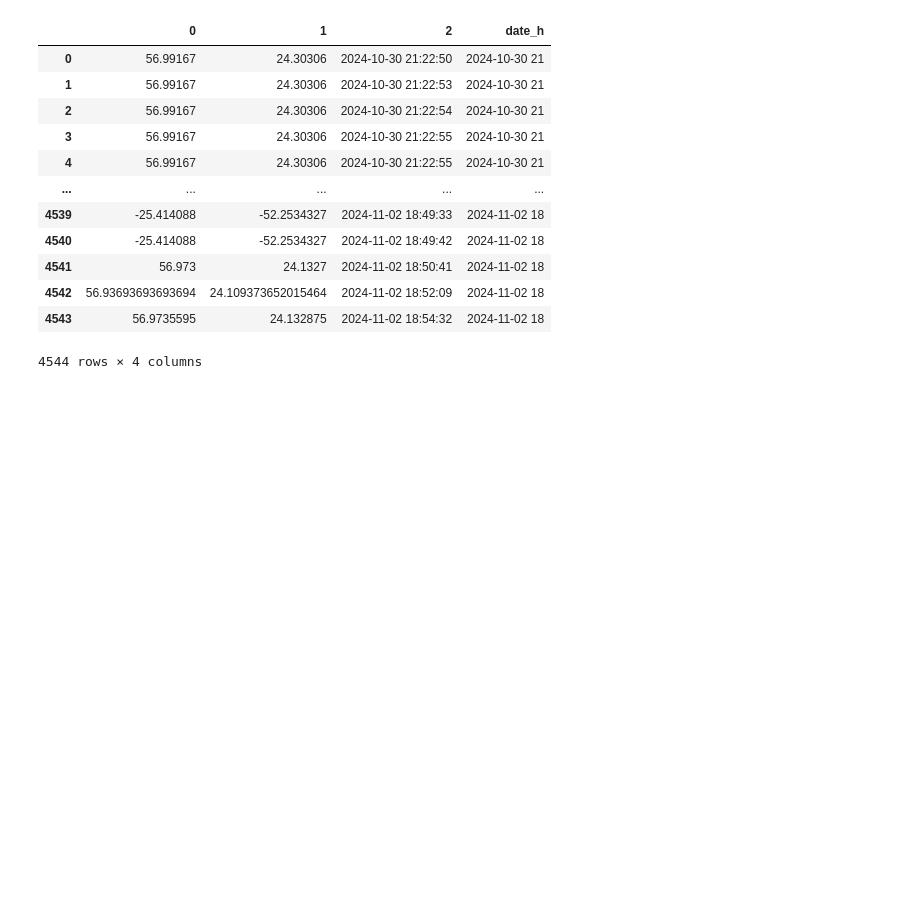
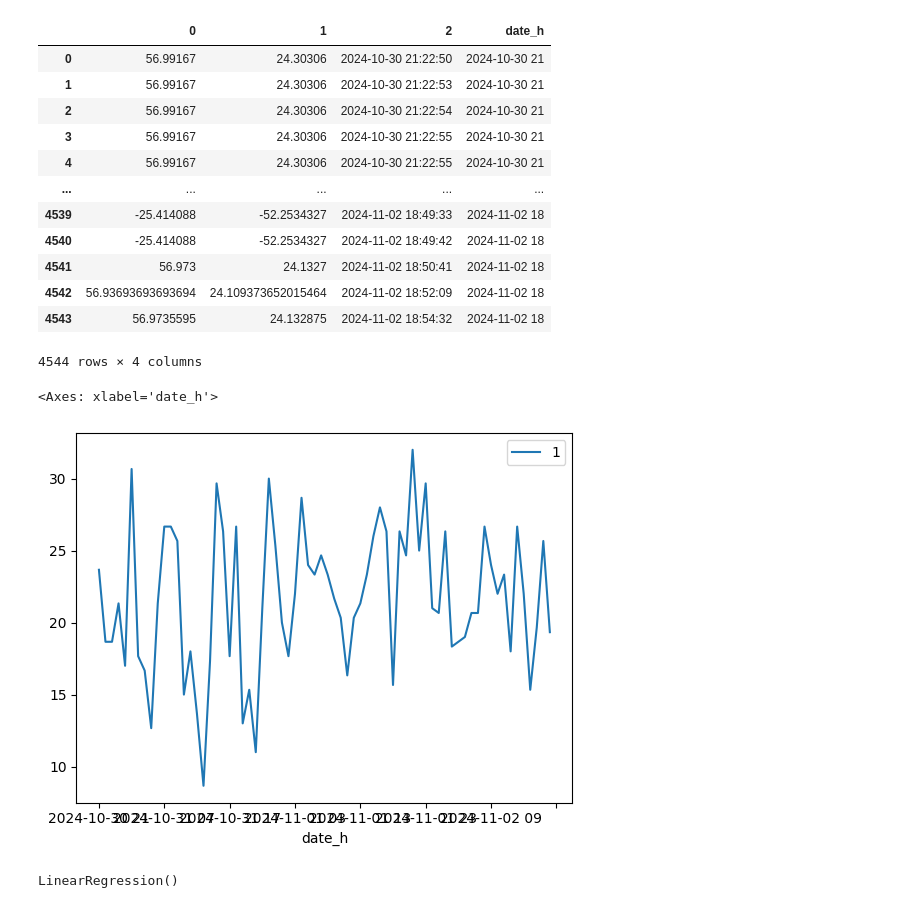
Before and after one commit to kristapsbe/meteo_dashboard, a Jupyter notebook: explore.ipynb, the cells around one changed output. Saved outputs shown, nothing was run; the diff lists cells and outputs as text; code cells hidden in the pictures; blank space fills up the shorter version.

```diff
--- a/explore.ipynb
+++ b/explore.ipynb
@@ -55,4 +55,9 @@ df
 | 4543 | 56.9735595 | 24.132875 | 2024-11-02 18:54:32 | 2024-11-02 18 |
 4544 rows × 4 columns
 # %%
-ser = df.groupby("date_h").count()[1]/3
+df_h = pd.DataFrame(df.groupby("date_h").count()[1]/3)
+# %%
+df_h.plot()
+# %% [output]
+<Axes: xlabel='date_h'>
+[figure, added]
@@ -58,0 +73,4 @@ ser = df.groupby("date_h").count()[1]/3
+# %%
+reg.fit(df_h_ct, df_h_vals)
+# %% [output]
+LinearRegression()
```
Also changed, not shown: parts of 6 cells of this notebook.
